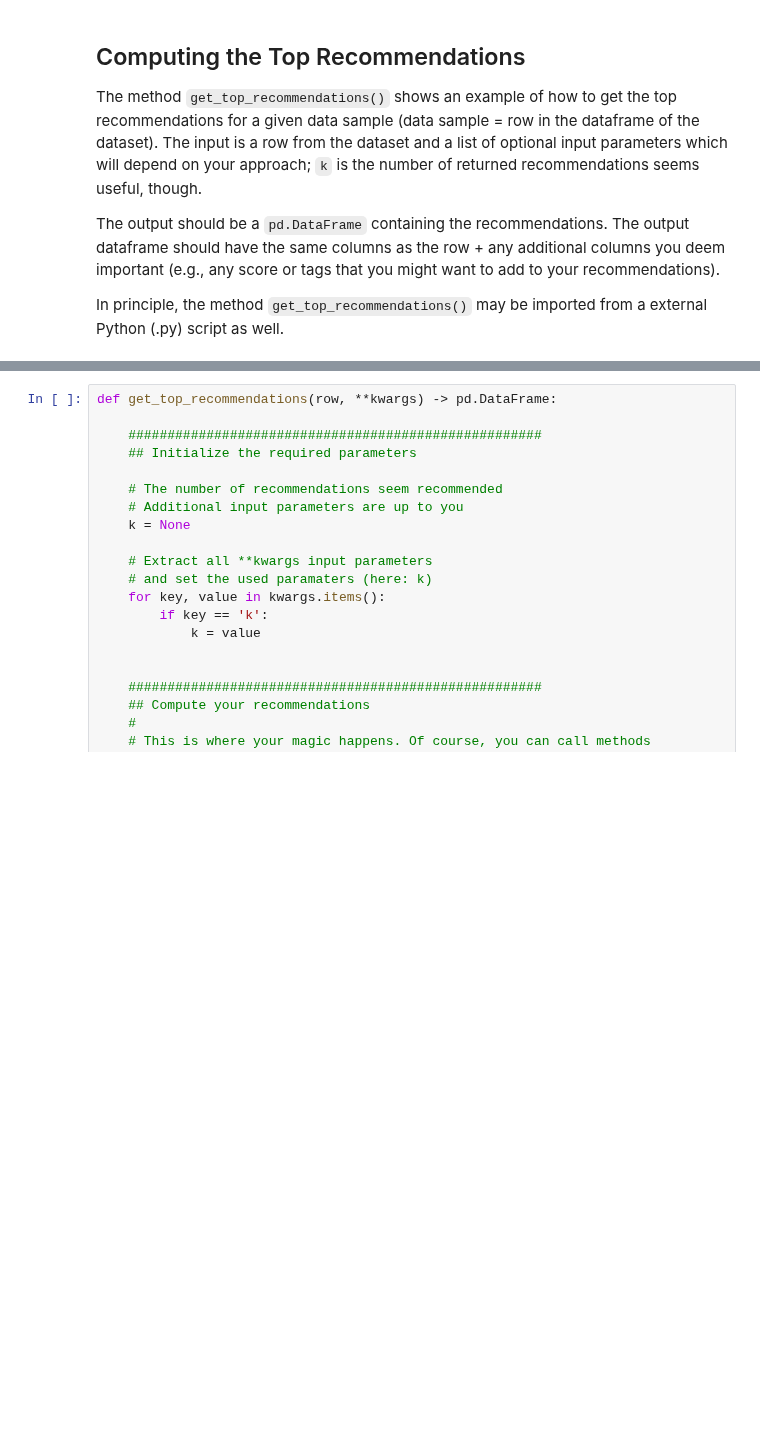
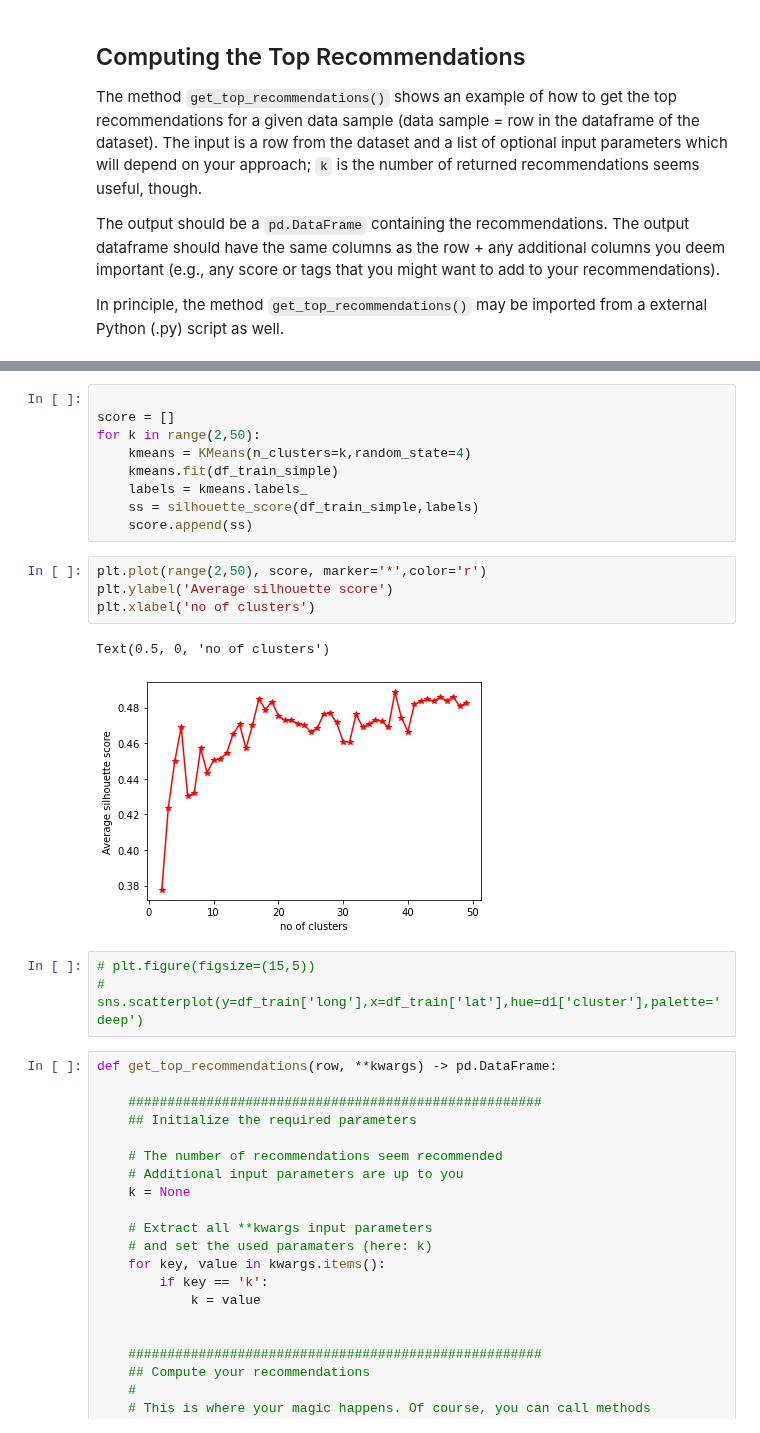
Before and after one commit to Joanna-Khek/CS5228_TeamMaverick, a Jupyter notebook: src/task2/cs5228-project-task2-notebook-skeleton/cs5228-project-task2-notebook-skeleton.ipynb, the cells around one changed output, grey strips where cells are left out. Cells and saved outputs as stored; diff of their text form; blank space fills up the shorter version.

```diff
--- a/src/task2/cs5228-project-task2-notebook-skeleton/cs5228-project-task2-notebook-skeleton.ipynb
+++ b/src/task2/cs5228-project-task2-notebook-skeleton/cs5228-project-task2-notebook-skeleton.ipynb
@@ -37,3 +87,22 @@ In principle, the method `get_top_recommendations()` may be imported from a exte
+# %%
+
+score = []
+for k in range(2,50):
+    kmeans = KMeans(n_clusters=k,random_state=4)
+    kmeans.fit(df_train_simple)
+    labels = kmeans.labels_
+    ss = silhouette_score(df_train_simple,labels)
+    score.append(ss)
+# %%
+plt.plot(range(2,50), score, marker='*',color='r')
+plt.ylabel('Average silhouette score')
+plt.xlabel('no of clusters')
+# %% [output]
+Text(0.5, 0, 'no of clusters')
+[figure, added]
+# %%
+# plt.figure(figsize=(15,5))
+# sns.scatterplot(y=df_train['long'],x=df_train['lat'],hue=d1['cluster'],palette='deep')
 # %%
 def get_top_recommendations(row, **kwargs) -> pd.DataFrame:
 
```
Also changed, not shown: parts of 5 cells of this notebook.
